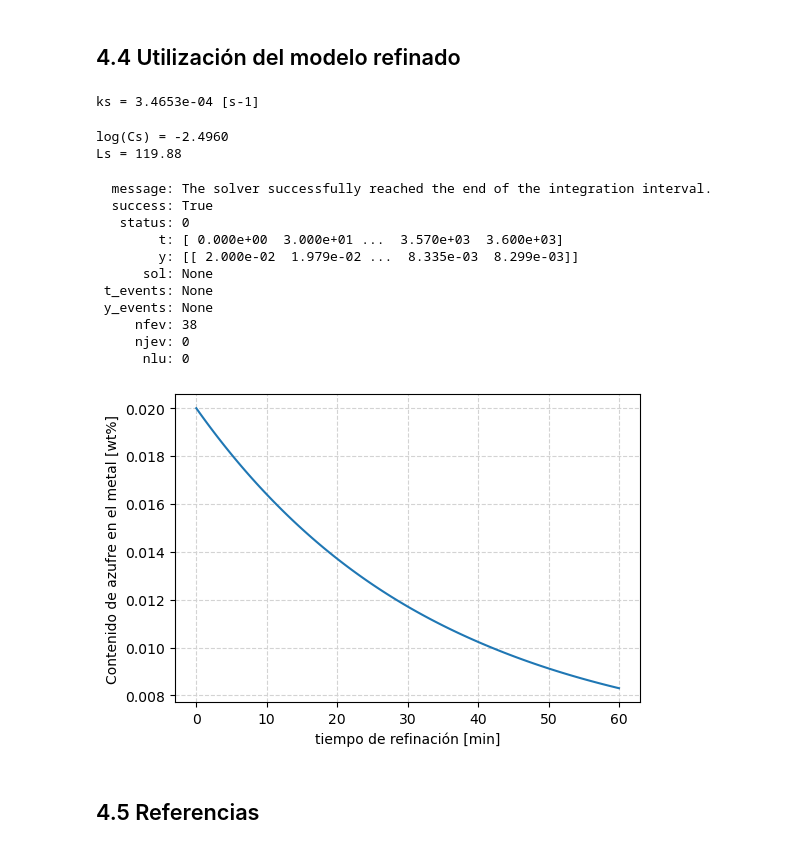
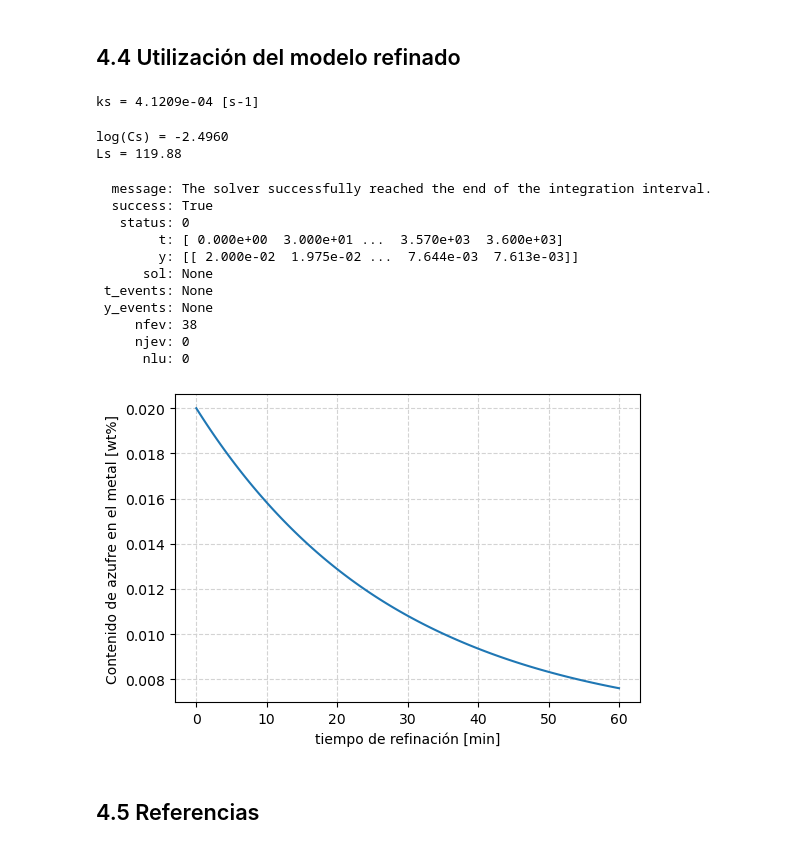
Before and after one commit to eicastroc/steelmaking101, a Jupyter notebook: dia03/04_tasaDesulf.ipynb, the cells around one changed output. Drawn from its saved outputs; the diff is of its cells as text; code cells hidden in the pictures.

```diff
--- a/dia03/04_tasaDesulf.ipynb
+++ b/dia03/04_tasaDesulf.ipynb
@@ -70,3 +76,22 @@ print(sol1)
      nfev: 56
      njev: 0
       nlu: 0
+# %%
+# definir tiempos para integración y constantes
+ks = 1e-3 # constante de desulfuración, [1/s]
+wS0 = 0.020 #valor inicial de azufre, [wt%]
+Msl = 20 # masa de escoria, kg/ton
+Ls = 100 # coeficiente de reparto
+
+
+# entrada para el resolvedor
+teval = np.linspace(0, 3600, 121)
+tspan = (teval[0], teval[-1])
+c = [ks, wS0, Msl, Ls]
+
+# resolver la ecuacion diferencial
+sol2 = solve_ivp((lambda t, wS: desulf.desulfRate(t, wS, c)),
+                t_span=tspan, y0 = [wS0], t_eval=teval)
+
+# ver el objeto `sol` que contiene la solución
+print(sol2)
@@ -194,7 +244,7 @@ def stirPowerCalc(V, T, M, H, P0):
 ## 4.4 Utilización del modelo refinado
 # %%
 # condiciones de proceso
-V = 0.120 # flujo de gas [Nm3.min-1]
+V = 0.240 # flujo de gas [Nm3.min-1]
 T = 1873 # Temperatura [K]
 M = 150 # masa del baño de acero [ton]
 H = 2 # profundidad de inyección de gas [m]
@@ -220,7 +270,7 @@ eps = desulf.stirPowerCalc(V, T, M, H, P0) # potencia agitación [W.ton-1]
 ks = desulf.kSCalc(eps)
 print("ks = {:.4e} [s-1]".format(ks))
 # %% [output]
-ks = 3.4653e-04 [s-1]
+ks = 4.1209e-04 [s-1]
 # %%
 # Cálculo del coeficiente de reparto
 logCs = desulf.logCs(slag, T)
@@ -239,17 +289,17 @@ tspan = (teval[0], teval[-1])
 c = [ks, wS0, Msl, Ls]
 
 # resolver la ecuacion diferencial
-sol2 = solve_ivp((lambda t, wS: desulf.desulfRate(t, wS, c)),
+sol3 = solve_ivp((lambda t, wS: desulf.desulfRate(t, wS, c)),
                 t_span=tspan, y0 = [wS0], t_eval=teval)
 
 # ver el objeto `sol` que contiene la solución
-print(sol2)
+print(sol3)
 # %% [output]
   message: The solver successfully reached the end of the integration interval.
   success: True
    status: 0
         t: [ 0.000e+00  3.000e+01 ...  3.570e+03  3.600e+03]
-        y: [[ 2.000e-02  1.979e-02 ...  8.335e-03  8.299e-03]]
+        y: [[ 2.000e-02  1.975e-02 ...  7.644e-03  7.613e-03]]
       sol: None
  t_events: None
  y_events: None
@@ -259,17 +309,17 @@ print(sol2)
 # %%
 # graficando los resultados
 fig, ax = plt.subplots(figsize=(6, 4))
 
-t = sol2.t/60 # tiempo,[min]
-wS = sol2.y[0] # azufre al tiempo t, [wt%]
+t = sol3.t/60 # tiempo,[min]
+wS = sol3.y[0] # azufre al tiempo t, [wt%]
 
 ax.plot(t, wS)
 ax.set_xlabel("tiempo de refinación [min]")
 ax.set_ylabel("Contenido de azufre en el metal [wt%]")
 
 ax.grid(ls='--', color='lightgray')
 # %% [output]
-[figure, old version]
+[figure, new version]
 # %% [markdown]
 ## 4.5 Referencias
 # %% [markdown]
```
Also changed, not shown: parts of 3 cells of this notebook.
